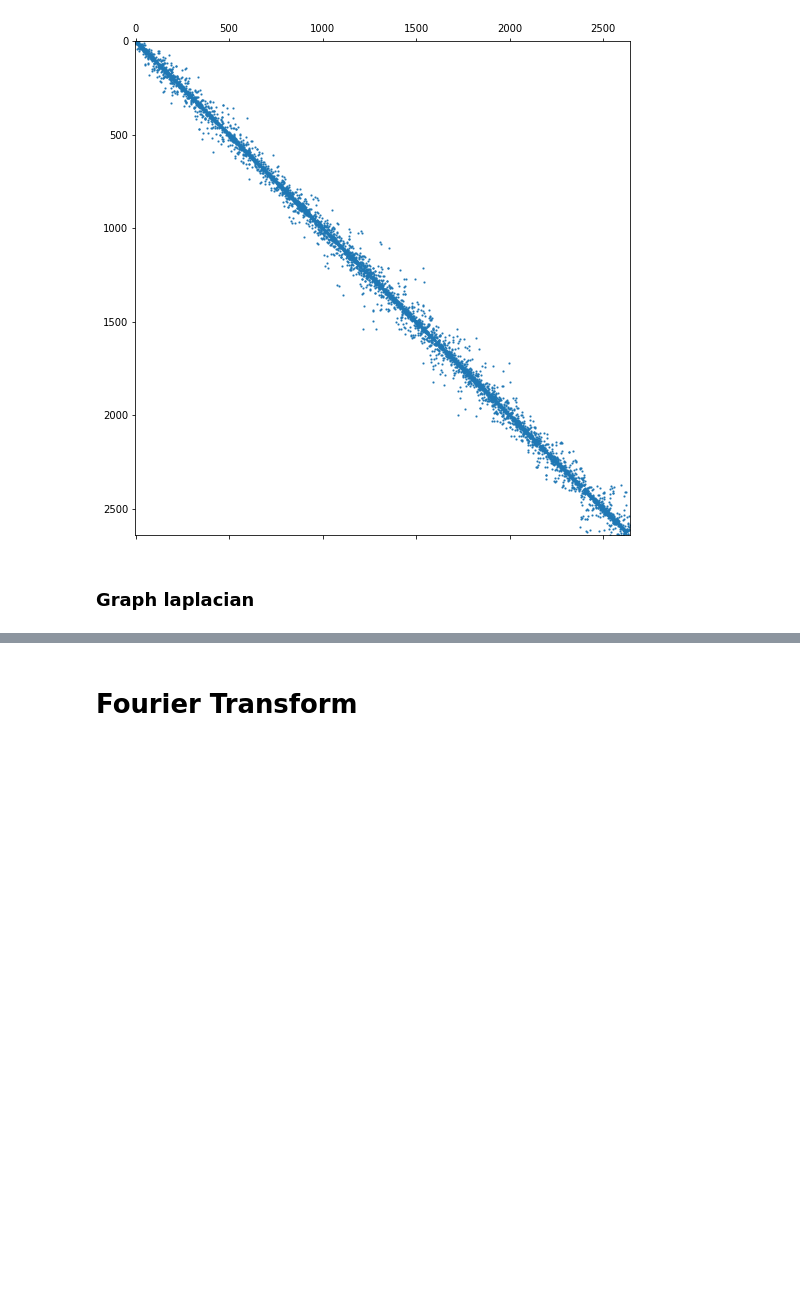
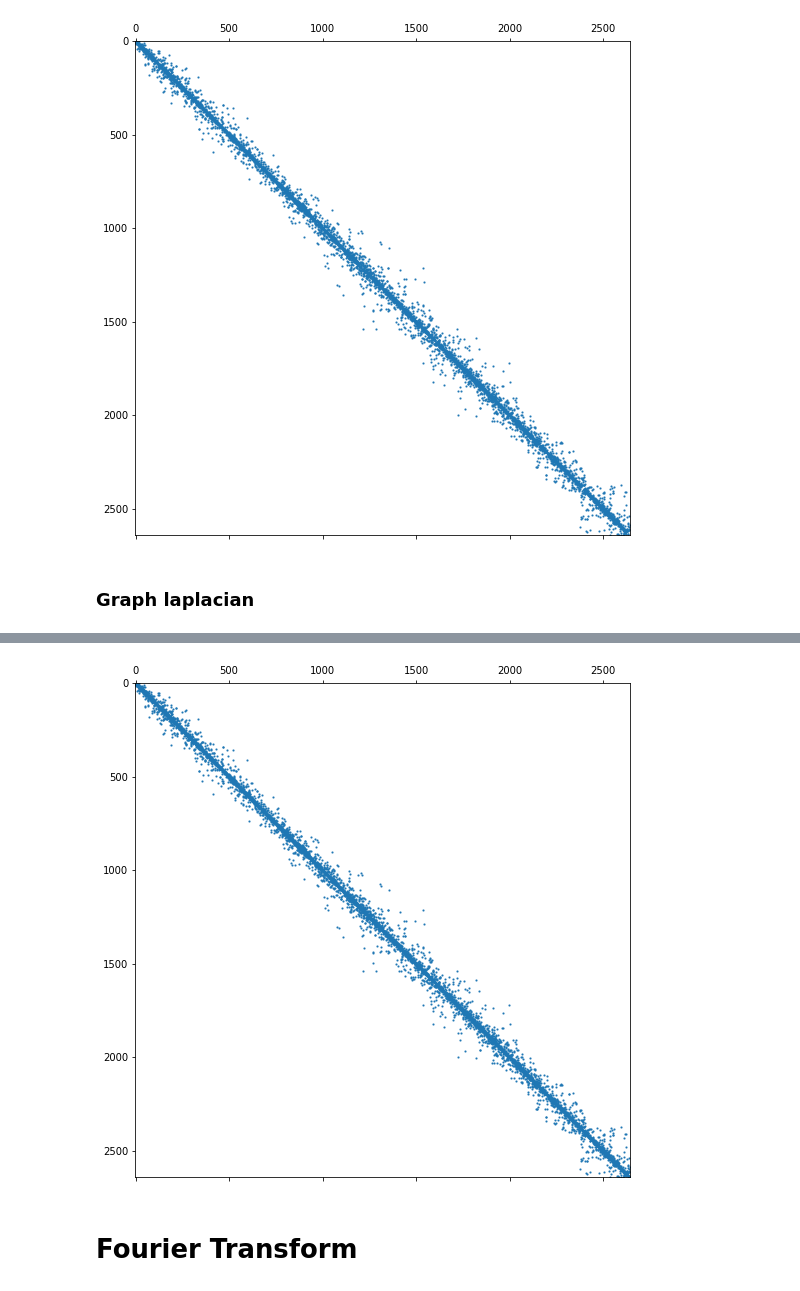
Before and after one commit to Dawars/graph_cnn, a Jupyter notebook: graph_conv.ipynb, the cells around one changed output, grey strips where cells are left out. Saved outputs shown, nothing was run; the diff lists cells and outputs as text; code cells hidden in the pictures; blank space fills up the shorter version.

```diff
--- a/graph_conv.ipynb
+++ b/graph_conv.ipynb
@@ -63,3 +73,9 @@ L
+# %%
+L2 = (D - A).astype(np.float)
+# %%
+show_sparsity(L2)
+# %% [output]
+[figure, added]
 # %% [markdown]
 # Fourier Transform
 # %% [markdown]
```
Also changed, not shown: parts of 26 cells of this notebook.
